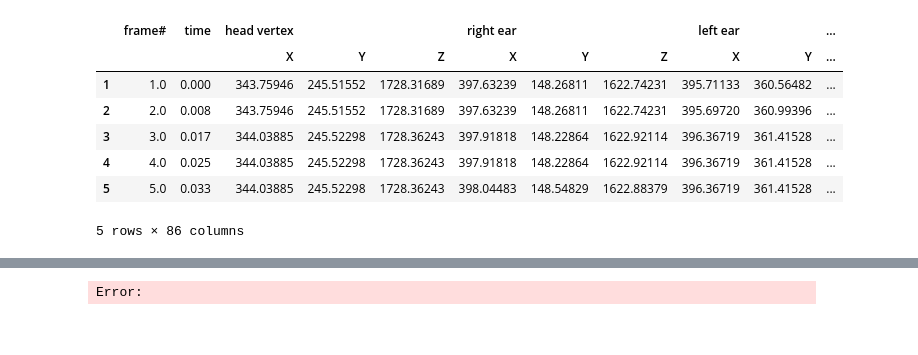
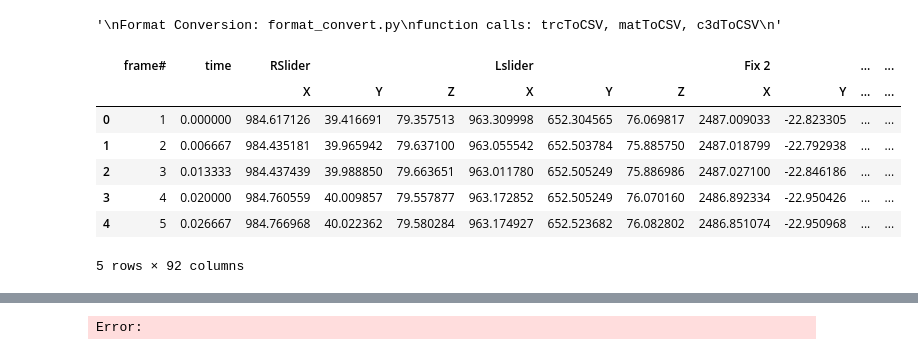
Before and after one commit to komar41/vigma, a Jupyter notebook: notebooks/_test.ipynb, the cells around one changed output, grey strips where cells are left out. Cells and saved outputs as stored; diff of their text form; code cells hidden in the pictures.

```diff
--- a/notebooks/_test.ipynb
+++ b/notebooks/_test.ipynb
@@ -10,5 +13,9 @@ from feature_extraction import *
 from preprocessing import *
 from utils import *
 # %%
-# Format Conversion: format_convert.py
-trcToCSV, matToCSV, c3dToCSV
+"""
+Format Conversion: format_convert.py
+function calls: trcToCSV, matToCSV, c3dToCSV
+"""
+# %% [output]
+'\nFormat Conversion: format_convert.py\nfunction calls: trcToCSV, matToCSV, c3dToCSV\n'
@@ -19,12 +21,0 @@ trial = 1
-# %%
-df = trcToCSV(file_location, patient_id, trial)
-df.head()
-# %% [output]
-|  | frame# | time | head vertex |  |  | right ear |  |  | left ear |  | ... |
-|  |  |  | X | Y | Z | X | Y | Z | X | Y | ... |
-| 1 | 1.0 | 0.000 | 343.75946 | 245.51552 | 1728.31689 | 397.63239 | 148.26811 | 1622.74231 | 395.71133 | 360.56482 | ... |
-| 2 | 2.0 | 0.008 | 343.75946 | 245.51552 | 1728.31689 | 397.63239 | 148.26811 | 1622.74231 | 395.69720 | 360.99396 | ... |
-| 3 | 3.0 | 0.017 | 344.03885 | 245.52298 | 1728.36243 | 397.91818 | 148.22864 | 1622.92114 | 396.36719 | 361.41528 | ... |
-| 4 | 4.0 | 0.025 | 344.03885 | 245.52298 | 1728.36243 | 397.91818 | 148.22864 | 1622.92114 | 396.36719 | 361.41528 | ... |
-| 5 | 5.0 | 0.033 | 344.03885 | 245.52298 | 1728.36243 | 398.04483 | 148.54829 | 1622.88379 | 396.36719 | 361.41528 | ... |
-5 rows × 86 columns
@@ -31 +26,13 @@ df.head()
+# %%
+df = matToCSV(f_loc, p_id, t)
+df.head()
+# %% [output]
+|  | frame# | time | RSlider |  |  | Lslider |  |  | Fix 2 |  | ... | ... |
+|  |  |  | X | Y | Z | X | Y | Z | X | Y | ... | ... |
+| 0 | 1 | 0.000000 | 984.617126 | 39.416691 | 79.357513 | 963.309998 | 652.304565 | 76.069817 | 2487.009033 | -22.823305 | ... | ... |
+| 1 | 2 | 0.006667 | 984.435181 | 39.965942 | 79.637100 | 963.055542 | 652.503784 | 75.885750 | 2487.018799 | -22.792938 | ... | ... |
+| 2 | 3 | 0.013333 | 984.437439 | 39.988850 | 79.663651 | 963.011780 | 652.505249 | 75.886986 | 2487.027100 | -22.846186 | ... | ... |
+| 3 | 4 | 0.020000 | 984.760559 | 40.009857 | 79.557877 | 963.172852 | 652.505249 | 76.070160 | 2486.892334 | -22.950426 | ... | ... |
+| 4 | 5 | 0.026667 | 984.766968 | 40.022362 | 79.580284 | 963.174927 | 652.523682 | 76.082802 | 2486.851074 | -22.950968 | ... | ... |
+5 rows × 92 columns
 # %%
```
Also changed, not shown: parts of 22 cells of this notebook, 4 other files.
